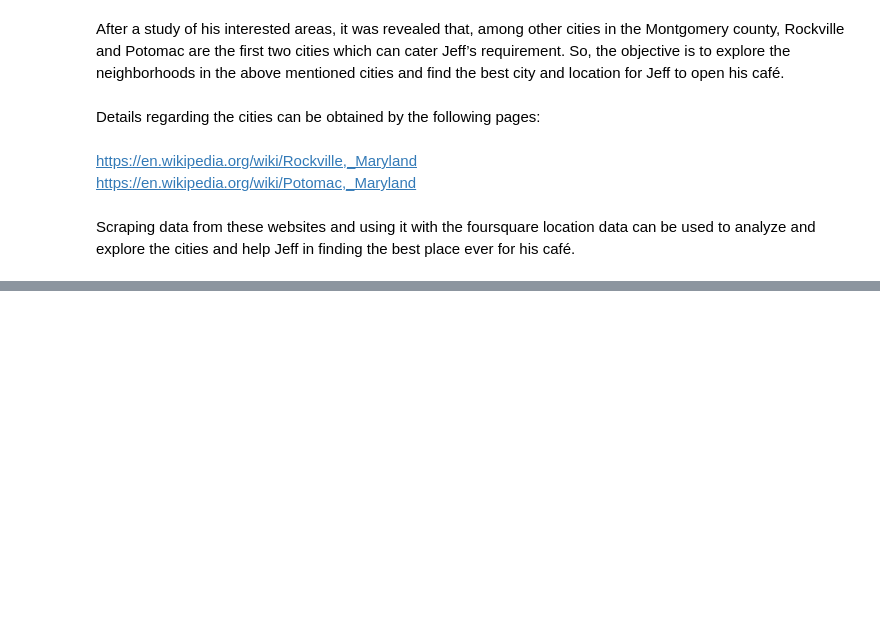
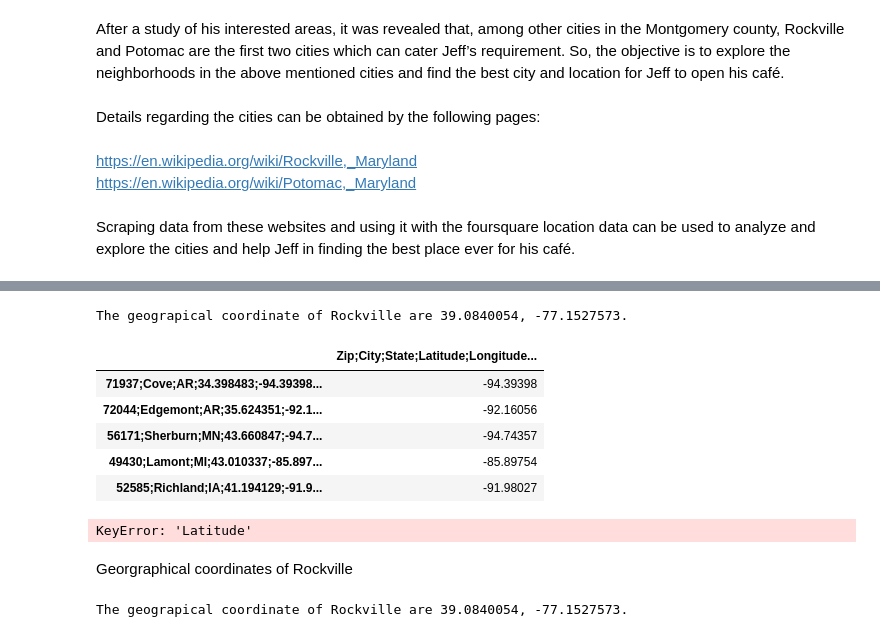
Before and after one commit to Hasi1201/Hasi_repository, a Jupyter notebook: COURSE 09 ASSIGNMENT PART 1.ipynb, the cells around one changed output, grey strips where cells are left out. Cells and saved outputs as stored; diff of their text form; code cells hidden in the pictures; blank space fills up the shorter version.

```diff
--- a/COURSE 09 ASSIGNMENT PART 1.ipynb
+++ b/COURSE 09 ASSIGNMENT PART 1.ipynb
@@ -31,3 +31,29 @@ https://en.wikipedia.org/wiki/Rockville,_Maryland
 https://en.wikipedia.org/wiki/Potomac,_Maryland
 # %% [markdown]
 Scraping data from these websites and using it with the foursquare location data can be used to analyze and explore the cities and help Jeff in finding the best place ever for his café.
+# %%
+import numpy as np # library to handle data in a vectorized manner
+
+import pandas as pd # library for data analsysis
+pd.set_option('display.max_columns', None)
+pd.set_option('display.max_rows', None)
+
+import json # library to handle JSON files
+
+!conda install -c conda-forge geopy --yes # uncomment this line if you haven't completed the Foursquare API lab
+from geopy.geocoders import Nominatim # convert an address into latitude and longitude values
+
+import requests # library to handle requests
+from pandas.io.json import json_normalize # tranform JSON file into a pandas dataframe
+
+# Matplotlib and associated plotting modules
+import matplotlib.cm as cm
+import matplotlib.colors as colors
+
+# import k-means from clustering stage
+from sklearn.cluster import KMeans
+
+!conda install -c conda-forge folium=0.5.0 --yes # uncomment this line if you haven't completed the Foursquare API lab
+import folium # map rendering library
+
+print('Libraries imported.')
@@ -33,0 +78,51 @@ Scraping data from these websites and using it with the foursquare location data
+# %%
+address = 'Rockville,MD'
+
+geolocator = Nominatim(user_agent="ny_explorer")
+location = geolocator.geocode(address)
+latitude = location.latitude
+longitude = location.longitude
+print('The geograpical coordinate of Rockville are {}, {}.'.format(latitude, longitude))
+# %% [output]
+The geograpical coordinate of Rockville are 39.0840054, -77.1527573.
+# %%
+df_zip=pd.read_csv ('https://public.opendatasoft.com/explore/dataset/us-zip-code-latitude-and-longitude/download/?format=csv&timezone=America/New_York&lang=en&use_labels_for_header=true&csv_separator=%3B')
+df_zip.head()
+# %% [output]
+|  | Zip;City;State;Latitude;Longitude... |
+| 71937;Cove;AR;34.398483;-94.39398... | -94.39398 |
+| 72044;Edgemont;AR;35.624351;-92.1... | -92.16056 |
+| 56171;Sherburn;MN;43.660847;-94.7... | -94.74357 |
+| 49430;Lamont;MI;43.010337;-85.897... | -85.89754 |
+| 52585;Richland;IA;41.194129;-91.9... | -91.98027 |
+# %%
+map_rockville = folium.Map(location=[latitude, longitude], zoom_start=11)
+
+# add markers to map
+for lat, lng, label in zip(df['Latitude'], df['Longitude'], df['Zip']):
+    label = folium.Popup(label, parse_html=True)
+    folium.CircleMarker(
+        [lat, lng],
+        radius=5,
+        popup=label,
+        color='blue',
+        fill=True,
+        fill_color='#3186cc',
+        fill_opacity=0.7,
+        parse_html=False).add_to(map_manhattan)
+
+map_rockville
+# %% [output]
+KeyError: 'Latitude'
+# %% [markdown]
+Georgraphical coordinates of Rockville
+# %%
+address = 'Rockville,MD'
+
+geolocator = Nominatim(user_agent="ny_explorer")
+location = geolocator.geocode(address)
+latitude = location.latitude
+longitude = location.longitude
+print('The geograpical coordinate of Rockville are {}, {}.'.format(latitude, longitude))
+# %% [output]
+The geograpical coordinate of Rockville are 39.0840054, -77.1527573.
```
Also changed, not shown: parts of 18 cells of this notebook.
